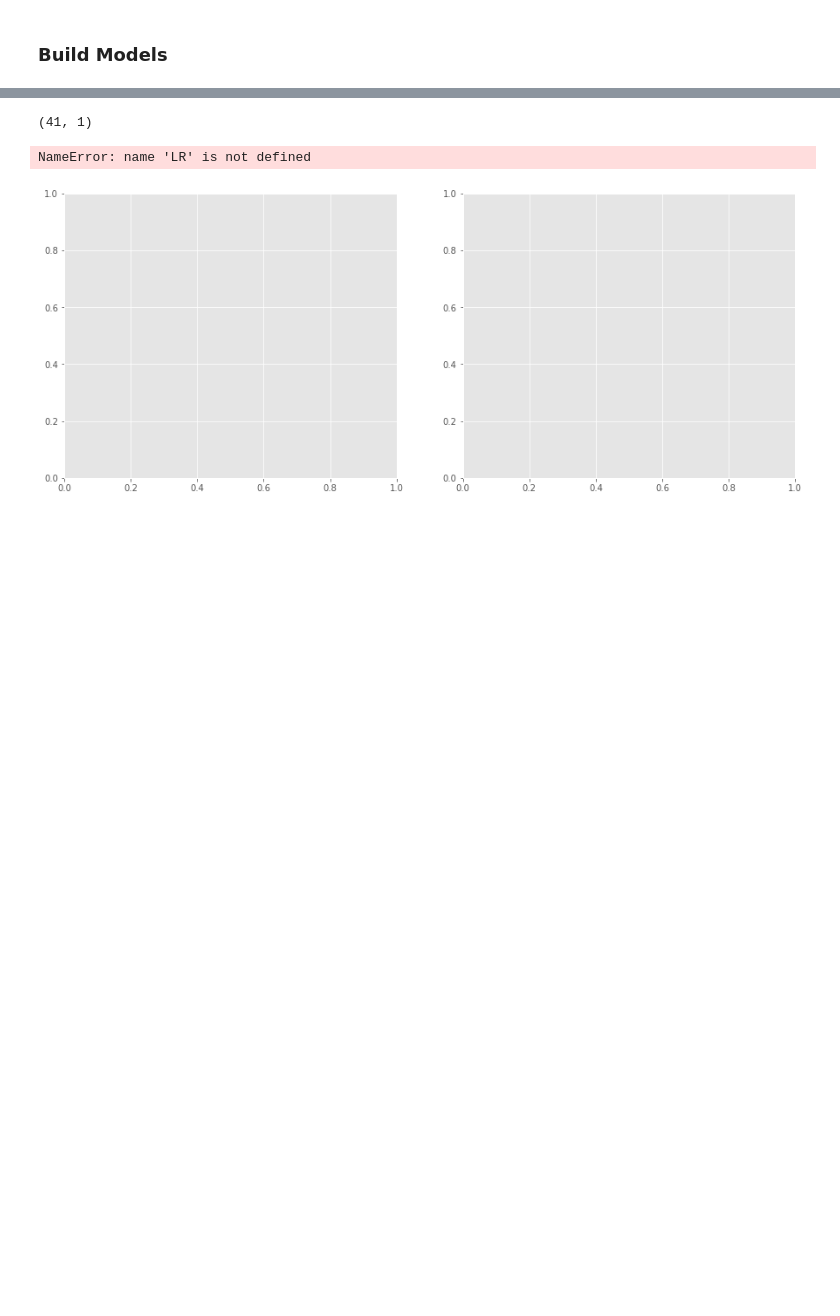
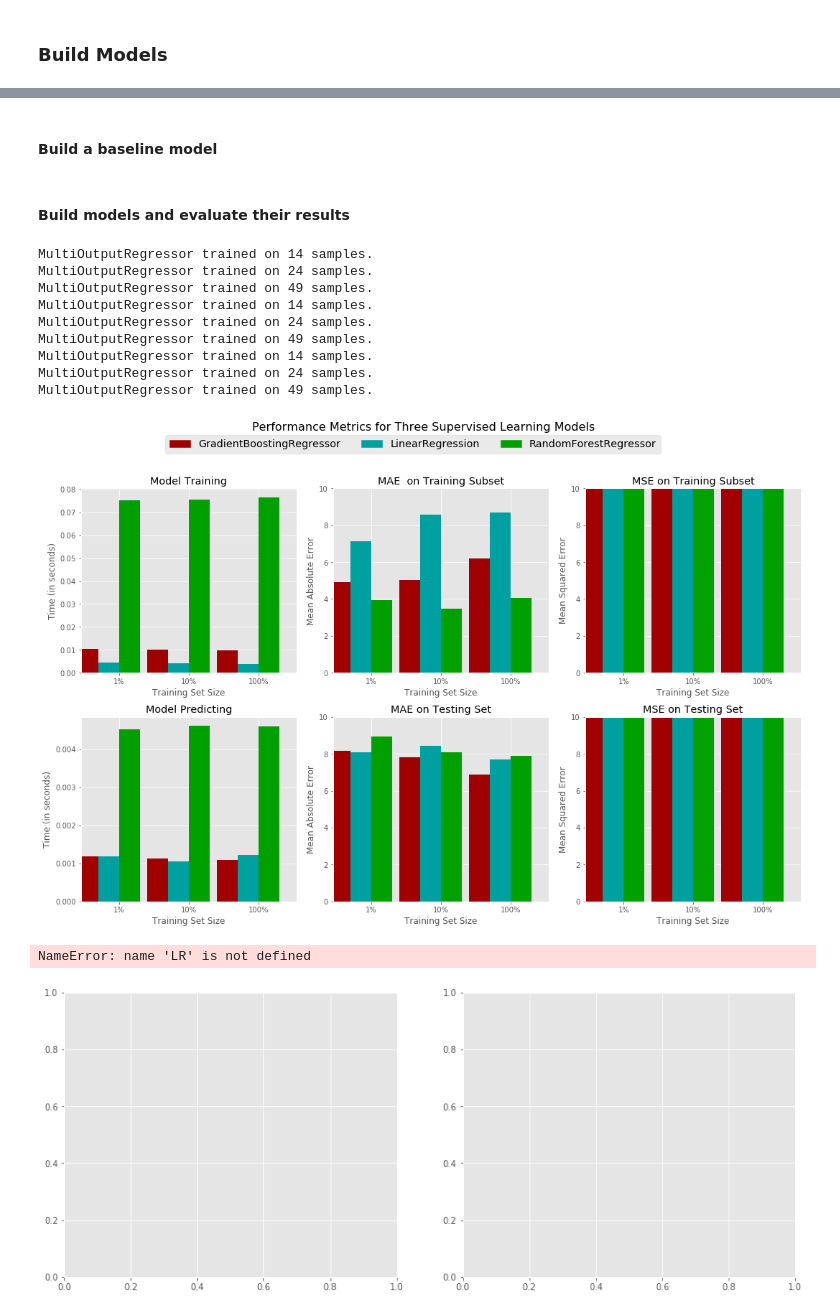
Before and after one commit to MuhammadVT/ECE5554_final_project, a Jupyter notebook: regression_model.ipynb, the cells around one changed output, grey strips where cells are left out. Drawn from its saved outputs; the diff is of its cells as text; code cells hidden in the pictures; blank space fills up the shorter version.

Commit message:
add baseline model and build three regression models

```diff
--- a/regression_model.ipynb
+++ b/regression_model.ipynb
@@ -201,10 +203,68 @@ def train_predict(learner, sample_size, X_train, y_train, X_test, y_test):
 
     # return the results
     return results
-# %%
-x_test.shape
-# %% [output]
-(41, 1)
+# %% [markdown]
+#### Build a baseline model
+# %%
+# Calculate MAE and MSE of the baseline model
+baseline_prediction_MAE_train = np.mean(np.abs(y_train - np.mean(y_train)))
+baseline_prediction_MAE_test = np.mean(np.abs(y_test - np.mean(y_test)))
+baseline_prediction_MSE_train = np.square(np.abs(y_train - np.mean(y_train))).mean()
+baseline_prediction_MSE_test = np.square(np.abs(y_test - np.mean(y_test))).mean()
+baseline_error_dict = {"baseline_prediction_MAE_train":baseline_prediction_MAE_train,
+                       "baseline_prediction_MAE_test":baseline_prediction_MAE_test,
+                       "baseline_prediction_MSE_train":baseline_prediction_MSE_train,
+                       "baseline_prediction_MSE_test":baseline_prediction_MSE_test}
+# %% [markdown]
+#### Build models and evaluate their results
+# %%
+from sklearn.linear_model import LinearRegression
+from sklearn.ensemble import GradientBoostingRegressor
+from sklearn.ensemble import RandomForestRegressor
+from sklearn.multioutput import MultiOutputRegressor
+
+# Initialize the three models
+# build a linear regression
+clf_LR = LinearRegression()
+
+# Fit a linear regression model
+#LR = linear_model.LinearRegression(normalize=True)
+#LR.fit(x_train_poly, y_train)
+
+# build a GradientBoosting Regressor model
+clf_GB = GradientBoostingRegressor(loss="ls", learning_rate=0.1, n_estimators=10, random_state=16)
+
+# build a Random Forest model
+clf_RF = RandomForestRegressor(n_estimators=10, random_state=16)
+
+# calculate the number of samples for 1%, 10%, and 100% of the training data
+samples_30 = int(0.3 * len(X_train))
+samples_50 = int(0.5 * len(X_train))
+samples_100 = len(X_train)
+
+# collect results on the learners
+results = {}
+for clf in [clf_LR, clf_GB, clf_RF]:
+    clf_name = clf.__class__.__name__
+    results[clf_name] = {}
+    clf = MultiOutputRegressor(clf)
+    for i, samples in enumerate([samples_30, samples_50, samples_100]):
+        results[clf_name][i] = \
+        train_predict(clf, samples, X_train, y_train, X_test, y_test)
+
+# Run metrics visualization for the three models
+pt.evaluate(results, baseline_error_dict)
+# %% [output]
+MultiOutputRegressor trained on 14 samples.
+MultiOutputRegressor trained on 24 samples.
+MultiOutputRegressor trained on 49 samples.
+MultiOutputRegressor trained on 14 samples.
+MultiOutputRegressor trained on 24 samples.
+MultiOutputRegressor trained on 49 samples.
+MultiOutputRegressor trained on 14 samples.
+MultiOutputRegressor trained on 24 samples.
+MultiOutputRegressor trained on 49 samples.
+[figure, added]
 # %%
 # Plot the predicted error magnitude vs "true" error magnitude
 fig, axes = plt.subplots(1,2, figsize=(15,6))
```
Also changed, not shown: parts of 3 cells of this notebook.
